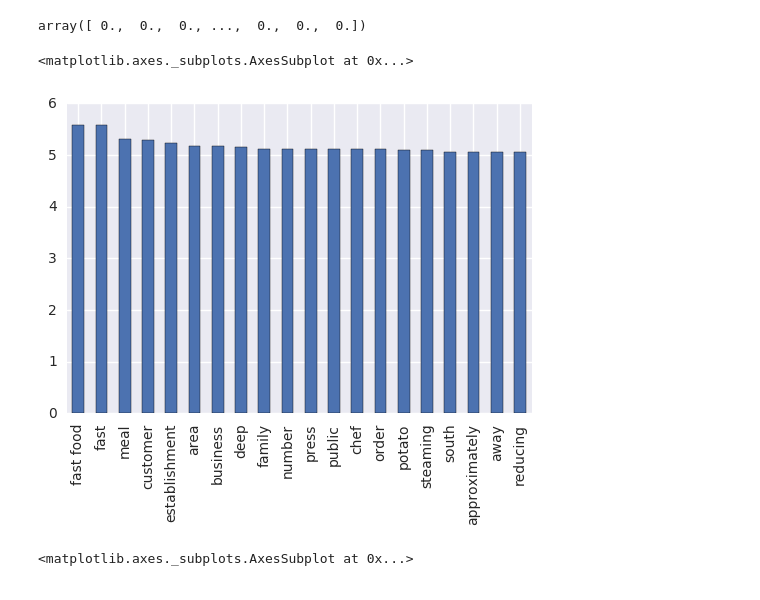
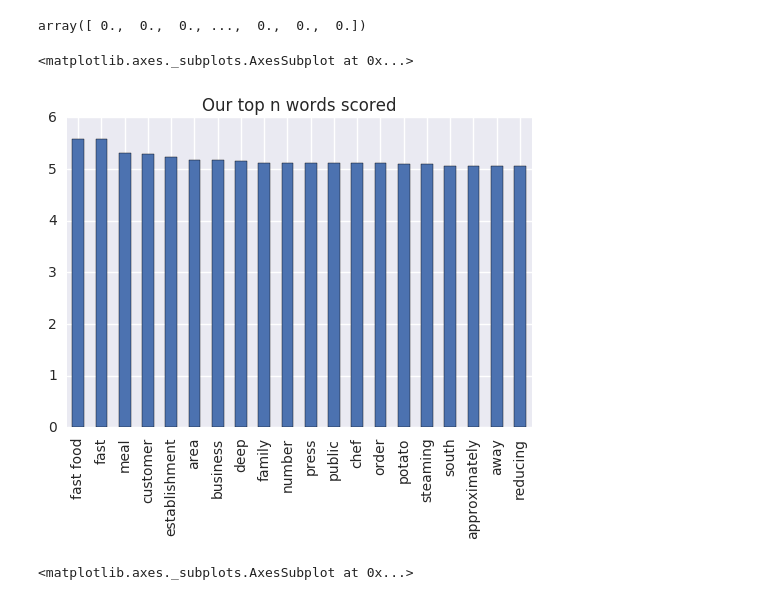
Before and after one commit to TechRaY/Interview, a Jupyter notebook: Exploration.ipynb, the cells around one changed output. Cells and saved outputs as stored; diff of their text form; code cells hidden in the pictures.

```diff
--- a/Exploration.ipynb
+++ b/Exploration.ipynb
@@ -307,10 +307,10 @@ ranking_dict =(display_word_ranks(z[0],tf_feature_names,40))
 # %%
 S = pd.Series(ranking_dict)
 S = S.sort_values(ascending=False)
-S[S!=S.value_counts().values[0]][:20].plot.bar()
+S[S!=S.value_counts().values[0]][:20].plot.bar(title="Our top n words scored")
 # %% [output]
 <matplotlib.axes._subplots.AxesSubplot at 0x...>
-[figure, old version]
+[figure, new version]
 # %%
 T =S.sample(30).index
 Y = S[T]
```
Also changed, not shown: 1 other file.
